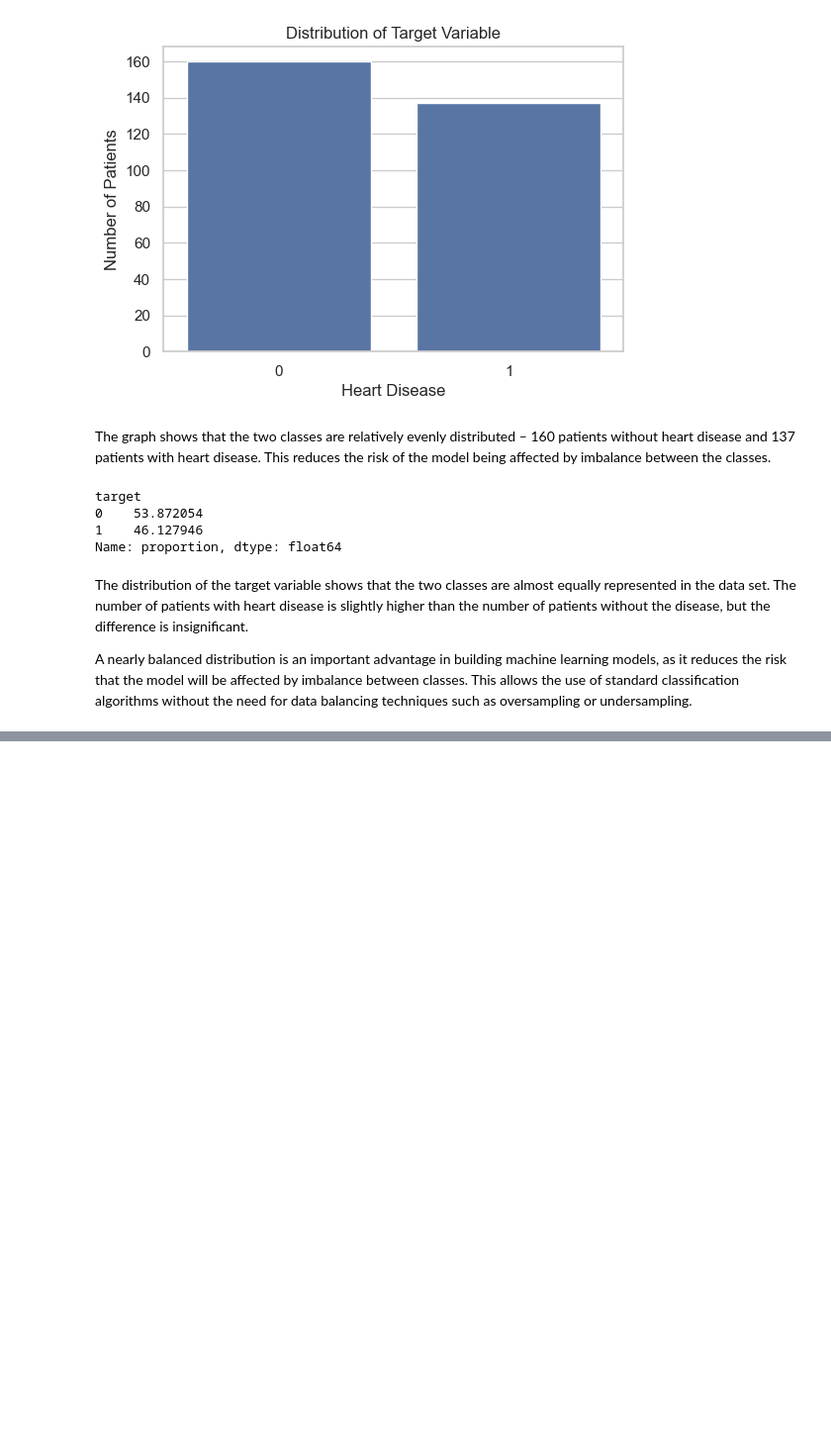
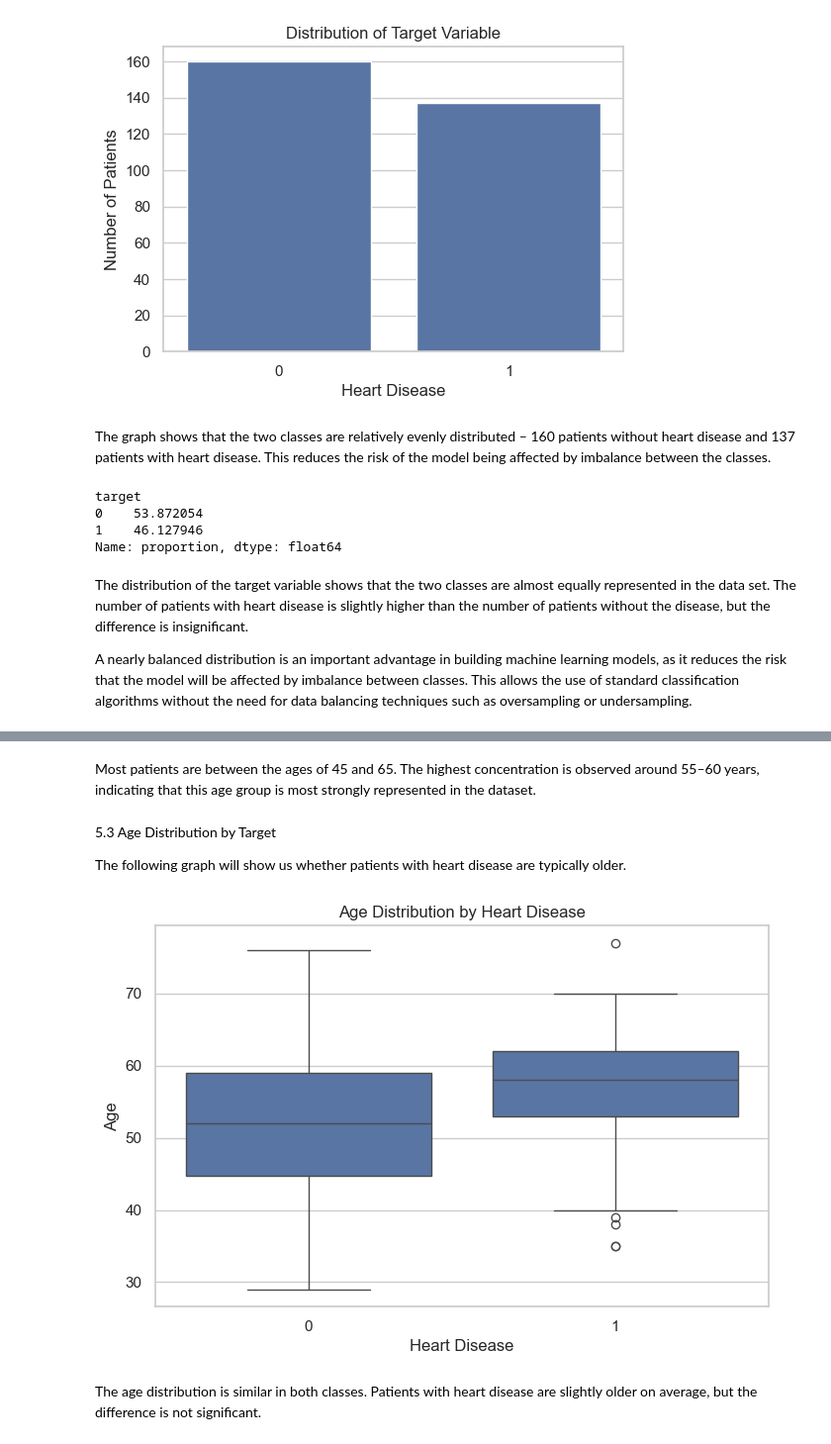
Before and after one commit to DoraGospodinova/ProjectML, a Jupyter notebook: Heart_Disease_Classification.ipynb, the cells around one changed output, grey strips where cells are left out. Shown at 99% size. Cells and saved outputs as stored; diff of their text form; code cells hidden in the pictures; blank space fills up the shorter version.

```diff
--- a/Heart_Disease_Classification.ipynb
+++ b/Heart_Disease_Classification.ipynb
@@ -362,0 +383,20 @@ A nearly balanced distribution is an important advantage in building machine lea
+# %% [markdown]
+Most patients are between the ages of 45 and 65. The highest concentration is observed around 55–60 years, indicating that this age group is most strongly represented in the dataset.
+# %% [markdown]
+5.3 Age Distribution by Target
+
+The following graph will show us whether patients with heart disease are typically older.
+# %%
+plt.figure(figsize=(8,5))
+
+sns.boxplot(x="target", y="age", data=df)
+
+plt.title("Age Distribution by Heart Disease")
+plt.xlabel("Heart Disease")
+plt.ylabel("Age")
+
+plt.show()
+# %% [output]
+[figure, added]
+# %% [markdown]
+The age distribution is similar in both classes. Patients with heart disease are slightly older on average, but the difference is not significant.
```
Also changed, not shown: parts of 2 cells of this notebook.
